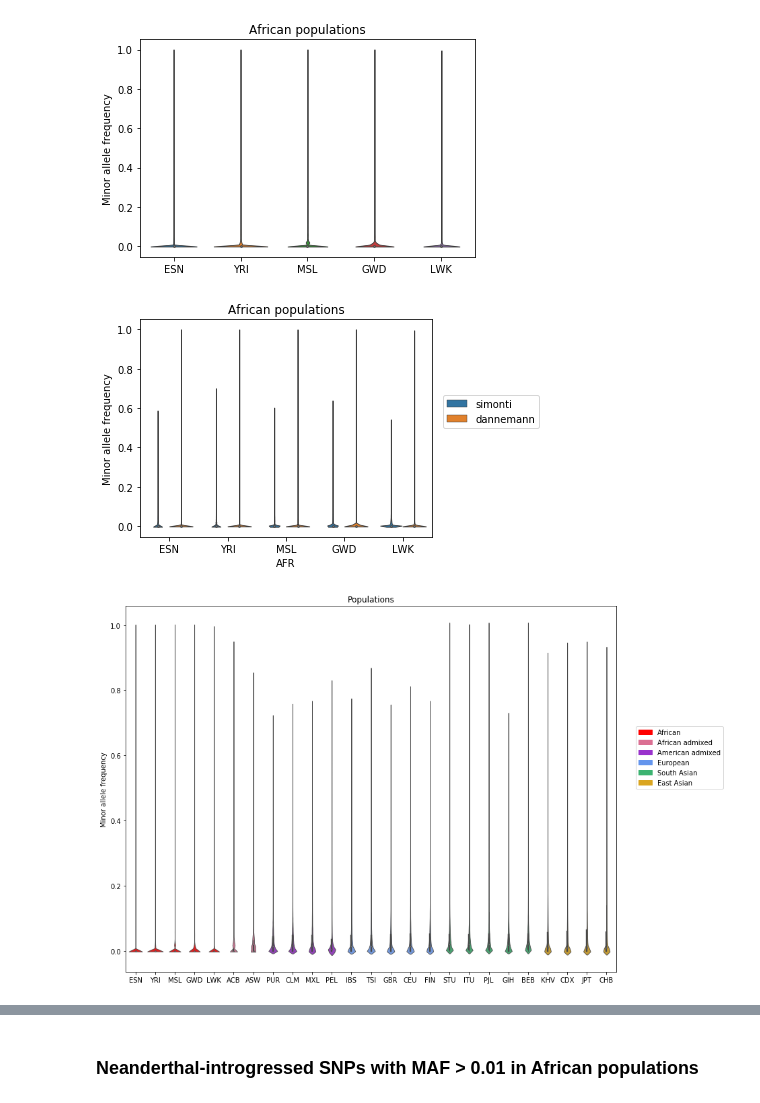
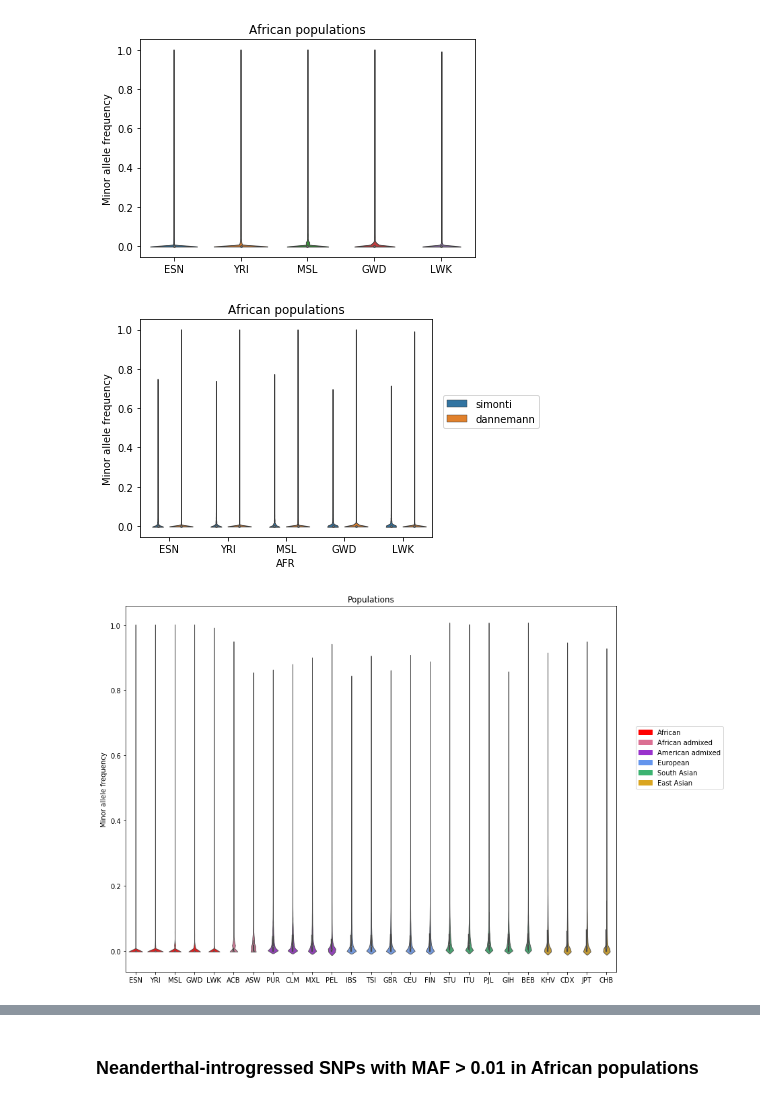
Before and after one commit to blz349/neanderthal_introgression, a Jupyter notebook: neanderthal/neanderthal_allpopulation_mafs.ipynb, the cells around one changed output, grey strips where cells are left out. Drawn from its saved outputs; the diff is of its cells as text; code cells hidden in the pictures.

```diff
--- a/neanderthal/neanderthal_allpopulation_mafs.ipynb
+++ b/neanderthal/neanderthal_allpopulation_mafs.ipynb
@@ -34,0 +25,10 @@ allpop.head()
+# %%
+# Load Chen Neanderthal SNPs
+chen = pd.read_excel('../chen/Additional File 1.xlsx', 'Sheet1', usecols=['Chromosome', 'Position', 'Chen'])
+chen = chen.loc[chen.Chen == 'Yes'].copy()
+# %%
+# Merge dfs
+allpop = chen.merge(allpop_df, how='inner', on=['Chromosome', 'Position'])
+allpop_df.drop('EUR', axis=1, inplace=True) # Remove EUR column which is a super population
+
+allpop.head()
@@ -126,25 +134,25 @@ plt.show()
 # %%
 # AFR by source
 simonti = allpop.loc[allpop.Source != 'dannemann_only'].copy()
 simonti['Source'] = 'simonti'
 dannemann = allpop.loc[allpop.Source != 'simonti_only'].copy()
 dannemann['Source'] = 'dannemann'
 concat_df = pd.concat([simonti, dannemann])
 concat_df = pd.melt(concat_df,
                     id_vars=['Chromosome', 'Position', 'Source', 'ID', 'Major', 'Minor', 'ACB',
                              'PUR', 'IBS', 'PJL', 'CHB', 'JPT', 'GBR', 'CEU', 'MXL', 'BEB', 'KHV',
-                             'ASW', 'TSI', 'GIH', 'FIN', 'PEL', 'ITU', 'STU', 'CLM', 'CDX'],
+                             'ASW', 'TSI', 'GIH', 'FIN', 'PEL', 'ITU', 'STU', 'CLM', 'CDX', 'Chen'],
                     var_name='AFR', value_name='AFR_MAF')
 
 order = ['ESN', 'YRI', 'MSL', 'GWD', 'LWK']
 sns.violinplot(x='AFR', y='AFR_MAF', data=concat_df, order=order, hue='Source', linewidth=0.8)
 plt.ylabel("Minor allele frequency")
 plt.title("African populations")
 plt.legend(loc=(1.04, 0.5))
 plt.subplots_adjust(right=0.8)
 plt.show()
 # %% [output]
-[figure, old version]
+[figure, new version]
 # %%
 # All populations
 order = ['ESN', 'YRI', 'MSL', 'GWD', 'LWK', 'ACB', 'ASW',
@@ -177,7 +185,7 @@ plt.legend(handles=[red, dark_red, purple, blue, green, yellow], loc=(1.04, 0.5)
 plt.subplots_adjust(right=0.8)
 plt.show()
 # %% [output]
-[figure, old version]
+[figure, new version]
 # %%
 # Super populations
 # Get means
```
Also changed, not shown: parts of 15 cells of this notebook.
